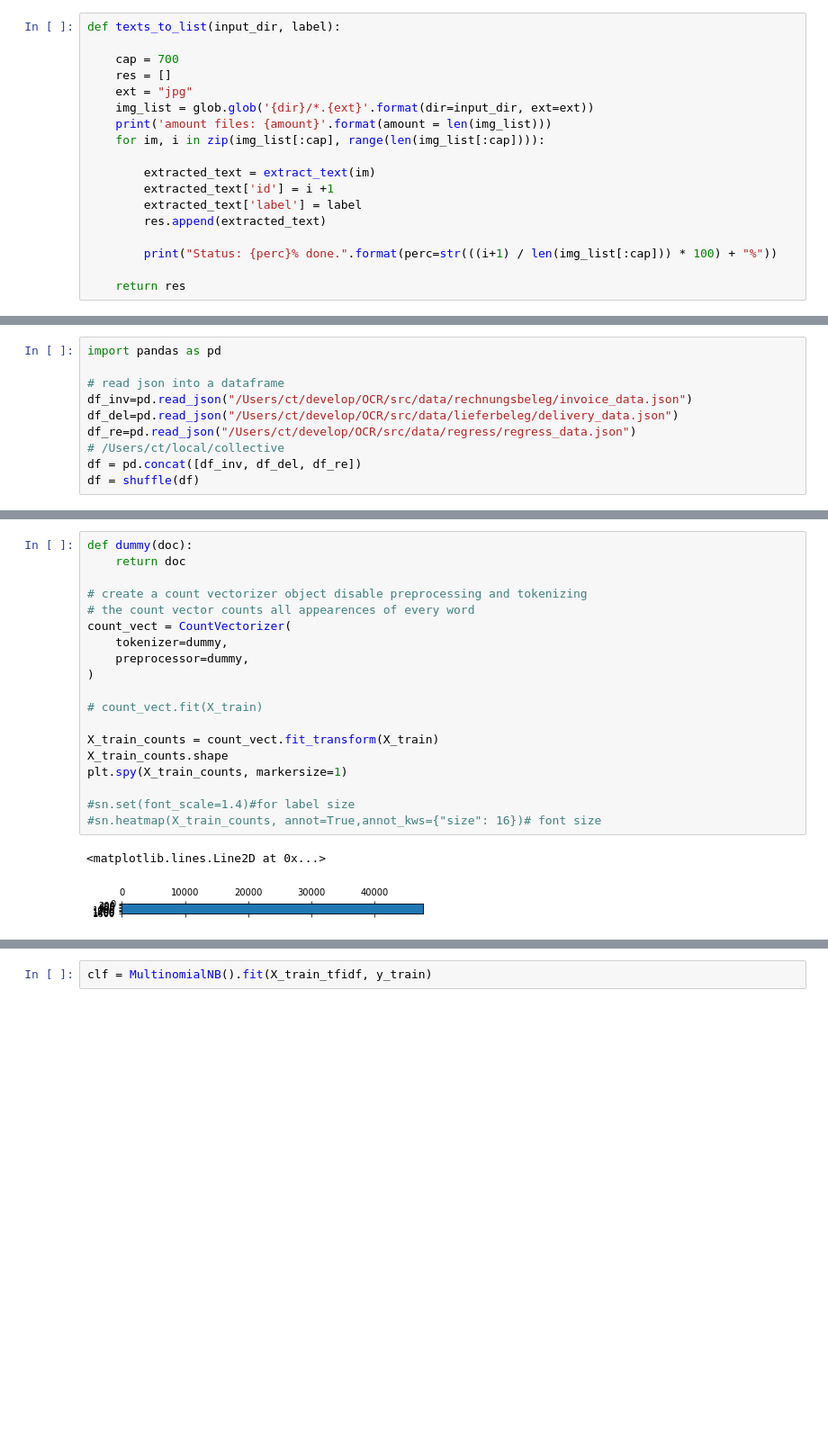
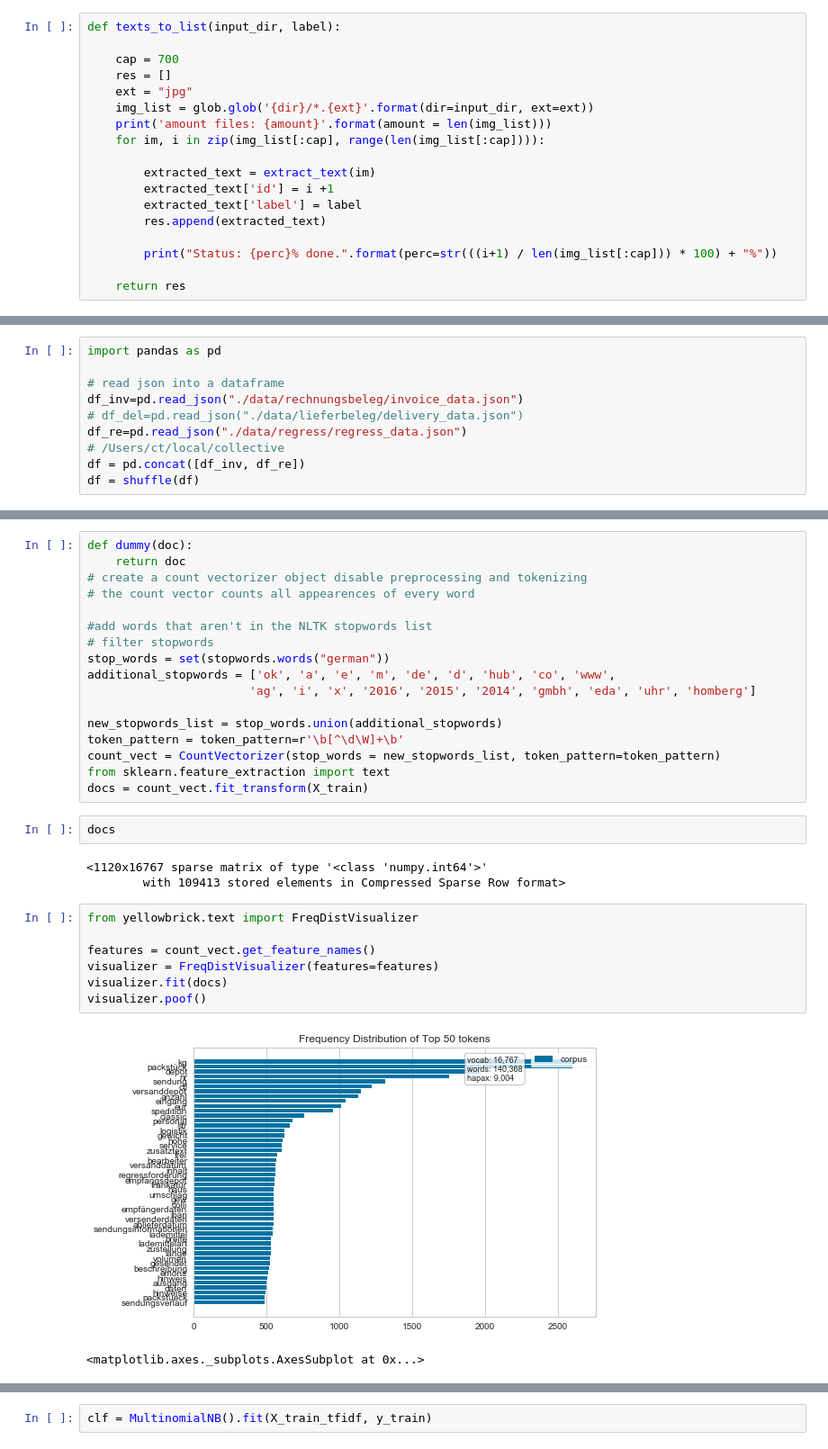
Before and after one commit to Crischinaldo/OCR, a Jupyter notebook: src/count_vectorizer.ipynb, the cells around one changed output, grey strips where cells are left out. Shown at 90% size. Saved outputs shown, nothing was run; the diff lists cells and outputs as text; blank space fills up the shorter version.

```diff
--- a/src/count_vectorizer.ipynb
+++ b/src/count_vectorizer.ipynb
@@ -189,11 +122,11 @@ with open('/Users/ct/develop/OCR/src/data/regress/regress_data.json', 'w') as fo
 import pandas as pd
 
 # read json into a dataframe
-df_inv=pd.read_json("/Users/ct/develop/OCR/src/data/rechnungsbeleg/invoice_data.json")
-df_del=pd.read_json("/Users/ct/develop/OCR/src/data/lieferbeleg/delivery_data.json")
-df_re=pd.read_json("/Users/ct/develop/OCR/src/data/regress/regress_data.json")
+df_inv=pd.read_json("./data/rechnungsbeleg/invoice_data.json")
+# df_del=pd.read_json("./data/lieferbeleg/delivery_data.json")
+df_re=pd.read_json("./data/regress/regress_data.json")
 # /Users/ct/local/collective
-df = pd.concat([df_inv, df_del, df_re])
+df = pd.concat([df_inv, df_re])
 df = shuffle(df)
 # %%
 # normalization
@@ -280,26 +174,36 @@ from sklearn.model_selection import train_test_split
 X_train, X_test, y_train, y_test = train_test_split(df['text'], df['label'], test_size=0.2, random_state=0)
-# %%
-def dummy(doc):
-    return doc
-
-# create a count vectorizer object disable preprocessing and tokenizing
-# the count vector counts all appearences of every word
-count_vect = CountVectorizer(
-    tokenizer=dummy,
-    preprocessor=dummy,
-)
-
-# count_vect.fit(X_train)
-
-X_train_counts = count_vect.fit_transform(X_train)
-X_train_counts.shape
-plt.spy(X_train_counts, markersize=1)
-
-#sn.set(font_scale=1.4)#for label size
-#sn.heatmap(X_train_counts, annot=True,annot_kws={"size": 16})# font size
-# %% [output]
-<matplotlib.lines.Line2D at 0x...>
-[figure, removed]
+# %%
+def dummy(doc):
+    return doc
+# create a count vectorizer object disable preprocessing and tokenizing
+# the count vector counts all appearences of every word
+
+#add words that aren't in the NLTK stopwords list
+# filter stopwords
+stop_words = set(stopwords.words("german"))
+additional_stopwords = ['ok', 'a', 'e', 'm', 'de', 'd', 'hub', 'co', 'www',
+                       'ag', 'i', 'x', '2016', '2015', '2014', 'gmbh', 'eda', 'uhr', 'homberg']
+
+new_stopwords_list = stop_words.union(additional_stopwords)
+token_pattern = token_pattern=r'\b[^\d\W]+\b'
+count_vect = CountVectorizer(stop_words = new_stopwords_list, token_pattern=token_pattern)
+from sklearn.feature_extraction import text
+docs = count_vect.fit_transform(X_train)
+# %%
+docs
+# %% [output]
+<1120x16767 sparse matrix of type '<class 'numpy.int64'>'
+        with 109413 stored elements in Compressed Sparse Row format>
+# %%
+from yellowbrick.text import FreqDistVisualizer
+
+features = count_vect.get_feature_names()
+visualizer = FreqDistVisualizer(features=features)
+visualizer.fit(docs)
+visualizer.poof()
+# %% [output]
+[figure, added]
+<matplotlib.axes._subplots.AxesSubplot at 0x...>
 # %%
 from sklearn.feature_extraction.text import TfidfTransformer
 
```
Also changed, not shown: parts of 18 cells of this notebook, 40 other files.
